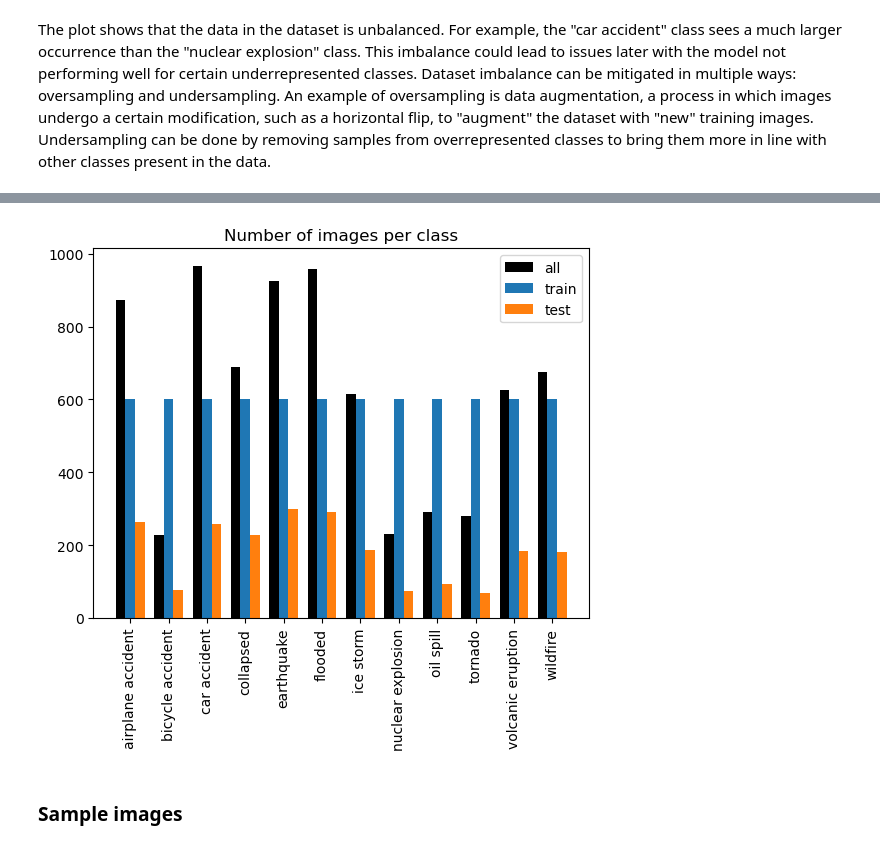
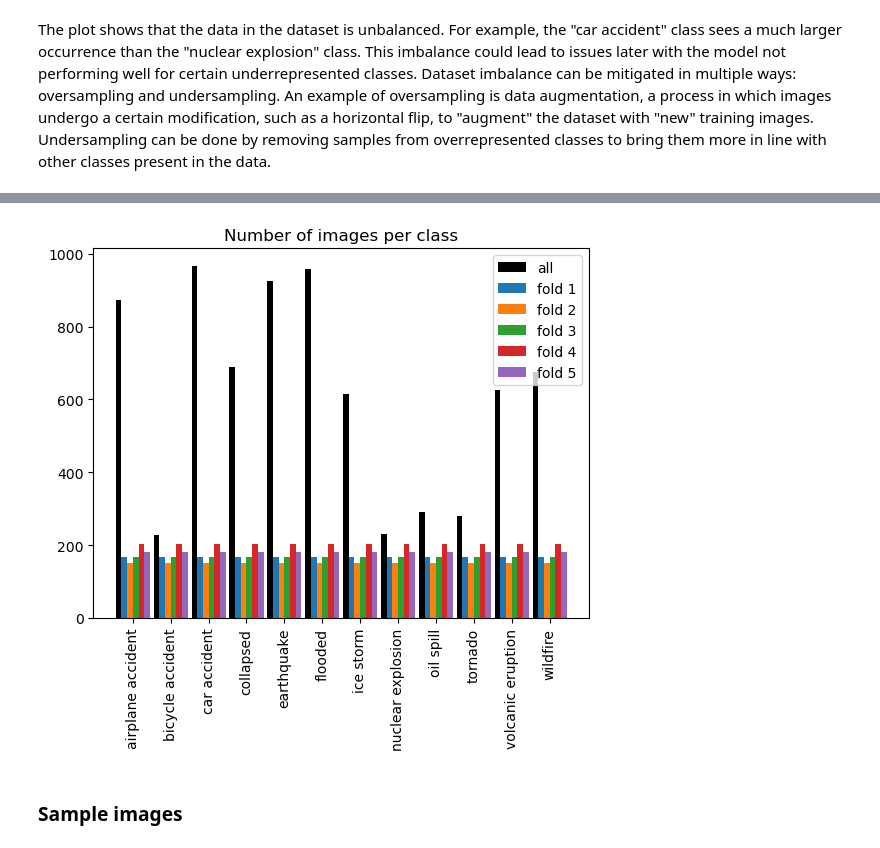
Before and after one commit to gilians/2022-1B-DS-CIRI-Project, a Jupyter notebook: CIRI data preparation.ipynb, the cells around one changed output, grey strips where cells are left out. Drawn from its saved outputs; the diff is of its cells as text; code cells hidden in the pictures.

Commit message:
Rewrote to return 5 folds for crossval instead of 2 sets

```diff
--- a/CIRI data preparation.ipynb
+++ b/CIRI data preparation.ipynb
@@ -74,13 +74,21 @@ Next, we split the data into a train and test set.
 # %%
 # Use a seed to ensure we can get the same exact split later for augmentation
-data_train, data_test = torch.utils.data.random_split(data, [0.7, 0.3],
+data_fold1, data_fold2, data_fold3, data_fold4, data_fold5 = torch.utils.data.random_split(data, [0.2, 0.2, 0.2, 0.2, 0.2],
                                                       generator=torch.Generator().manual_seed(42))
+data_fold_list = [data_fold1, data_fold2, data_fold3, data_fold4, data_fold5]
 
-targets_train = [target for (_, target) in data_train]
-targets_test = [target for (_, target) in data_test]
+targets_fold1 = [target for (_, target) in data_fold1]
+targets_fold2 = [target for (_, target) in data_fold2]
+targets_fold3 = [target for (_, target) in data_fold3]
+targets_fold4 = [target for (_, target) in data_fold4]
+targets_fold5 = [target for (_, target) in data_fold5]
+targets_fold_list = [targets_fold1, targets_fold2, targets_fold3, targets_fold4, targets_fold5]
 
-dataloader_train = DataLoader(data_train, batch_size=4, shuffle=False)
-dataloader_test = DataLoader(data_test, batch_size=4, shuffle=False)
+dataloader_fold1 = DataLoader(data_fold1, batch_size=4, shuffle=False)
+dataloader_fold2 = DataLoader(data_fold2, batch_size=4, shuffle=False)
+dataloader_fold3 = DataLoader(data_fold3, batch_size=4, shuffle=False)
+dataloader_fold4 = DataLoader(data_fold4, batch_size=4, shuffle=False)
+dataloader_fold5 = DataLoader(data_fold5, batch_size=4, shuffle=False)
 # %% [markdown]
 ## Visualise datasets
 
@@ -369,48 +412,81 @@ for class_id in range(0,12):
 # %%
 unique_targets, unique_target_counts = np.unique(
     targets,
     return_counts=True
 )
-unique_targets_train, unique_target_counts_train = np.unique(
-    targets_train,
+unique_targets_fold1, unique_target_counts_fold1 = np.unique(
+    targets_fold_list[0],
     return_counts=True
 )
-unique_targets_test, unique_target_counts_test = np.unique(
-    targets_test,
+unique_targets_fold2, unique_target_counts_fold2 = np.unique(
+    targets_fold_list[1],
+    return_counts=True
+)
+unique_targets_fold3, unique_target_counts_fold3 = np.unique(
+    targets_fold_list[2],
+    return_counts=True
+)
+unique_targets_fold4, unique_target_counts_fold4 = np.unique(
+    targets_fold_list[3],
+    return_counts=True
+)
+unique_targets_fold5, unique_target_counts_fold5 = np.unique(
+    targets_fold_list[4],
     return_counts=True
 )
 
-# Assert that train and test set both contain the same number of classes, as subsequent code relies on this assumption
-assert len(unique_targets_train) == number_of_classes, "Train set must contain all classes"
-assert len(unique_targets_test) == number_of_classes, "Test set must contain all classes"
+# Assert that all folds contain the same number of classes, as subsequent code relies on this assumption
+assert len(unique_targets_fold1) == number_of_classes, "Fold 1 set must contain all classes"
+assert len(unique_targets_fold2) == number_of_classes, "Fold 2 set must contain all classes"
+assert len(unique_targets_fold3) == number_of_classes, "Fold 3 set must contain all classes"
+assert len(unique_targets_fold4) == number_of_classes, "Fold 4 set must contain all classes"
+assert len(unique_targets_fold5) == number_of_classes, "Fold 5 set must contain all classes"
 
 # Convoluted way of showing a bar chart with multiple bars, but prevents having to create a dataframe for e.g. Seaborn
-plt.bar(np.arange(number_of_classes) - 0.25,
+plt.bar(np.arange(number_of_classes) - 0.375,
         unique_target_counts,
-        width=0.25,
+        width=0.15,
         label="all",
         color="black")
-plt.bar(np.arange(number_of_classes),
-        unique_target_counts_train,
-        width=0.25,
+plt.bar(np.arange(number_of_classes) -0.225,
+        unique_target_counts_fold1,
+        width=0.15,
         # color="none",
         # edgecolor="black",
         # hatch="----",
-        label="train")
-plt.bar(np.arange(number_of_classes) + 0.25,
-        unique_target_counts_test,
-        width=0.25,
+        label="fold 1")
+plt.bar(np.arange(number_of_classes) - 0.075,
+        unique_target_counts_fold2,
+        width=0.15,
         # color="none",
         # edgecolor="black",
-        label="test")
+        label="fold 2")
+plt.bar(np.arange(number_of_classes) + 0.075,
+        unique_target_counts_fold3,
+        width=0.15,
+        # color="none",
+        # edgecolor="black",
+        label="fold 3")
+plt.bar(np.arange(number_of_classes) + 0.225,
+        unique_target_counts_fold4,
+        width=0.15,
+        # color="none",
+        # edgecolor="black",
+        label="fold 4")
+plt.bar(np.arange(number_of_classes) + 0.375,
+        unique_target_counts_fold5,
+        width=0.15,
+        # color="none",
+        # edgecolor="black",
+        label="fold 5")
 plt.xticks(np.arange(number_of_classes),
            labels=data.classes,
            rotation="vertical")
 plt.legend()
 plt.title("Number of images per class")
 plt.show()
 # %% [output]
-[figure, old version]
+[figure, new version]
 # %% [markdown]
 ### Sample images
 # %% [markdown]
```
Also changed, not shown: parts of 14 cells of this notebook.
